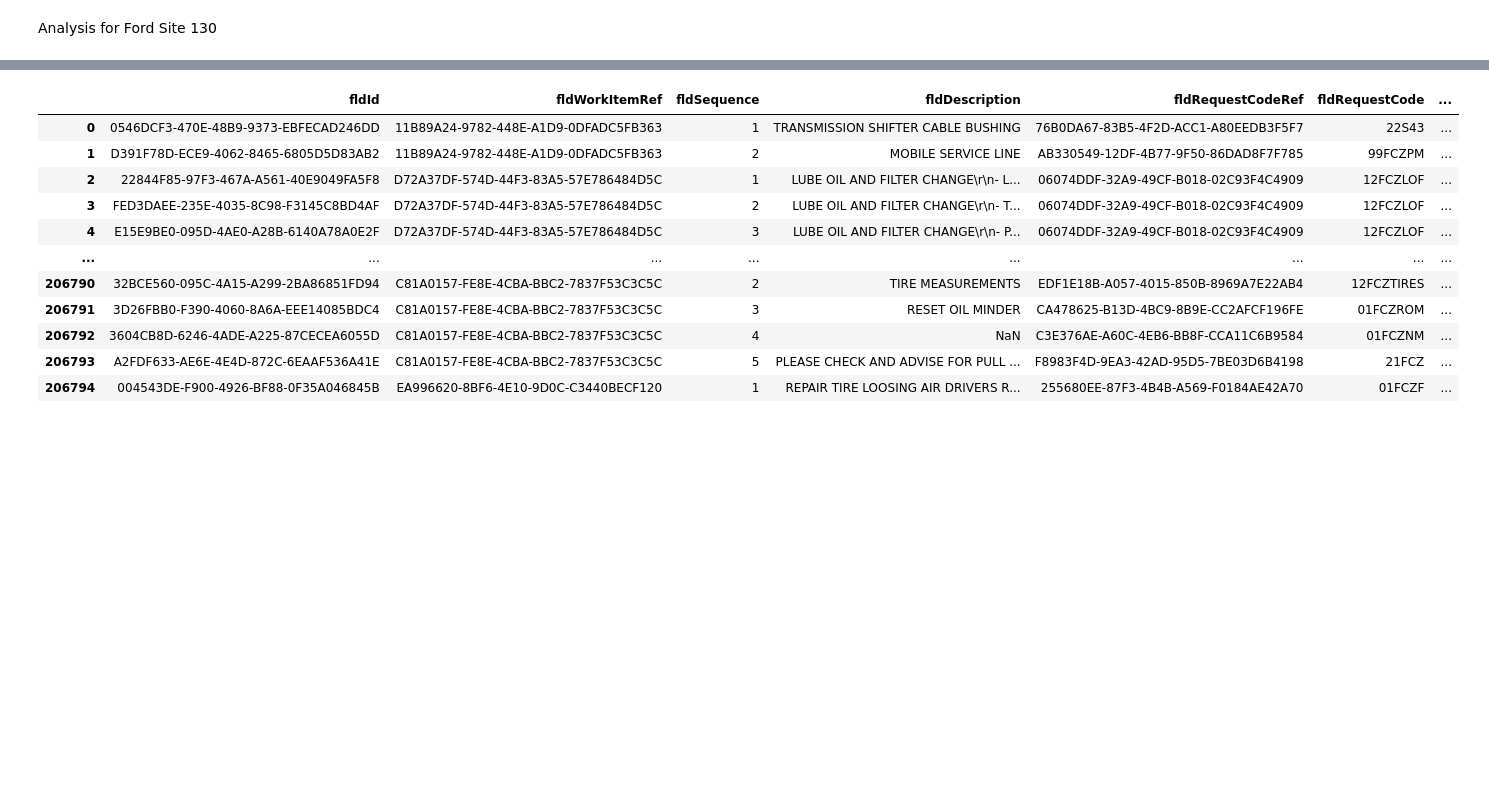
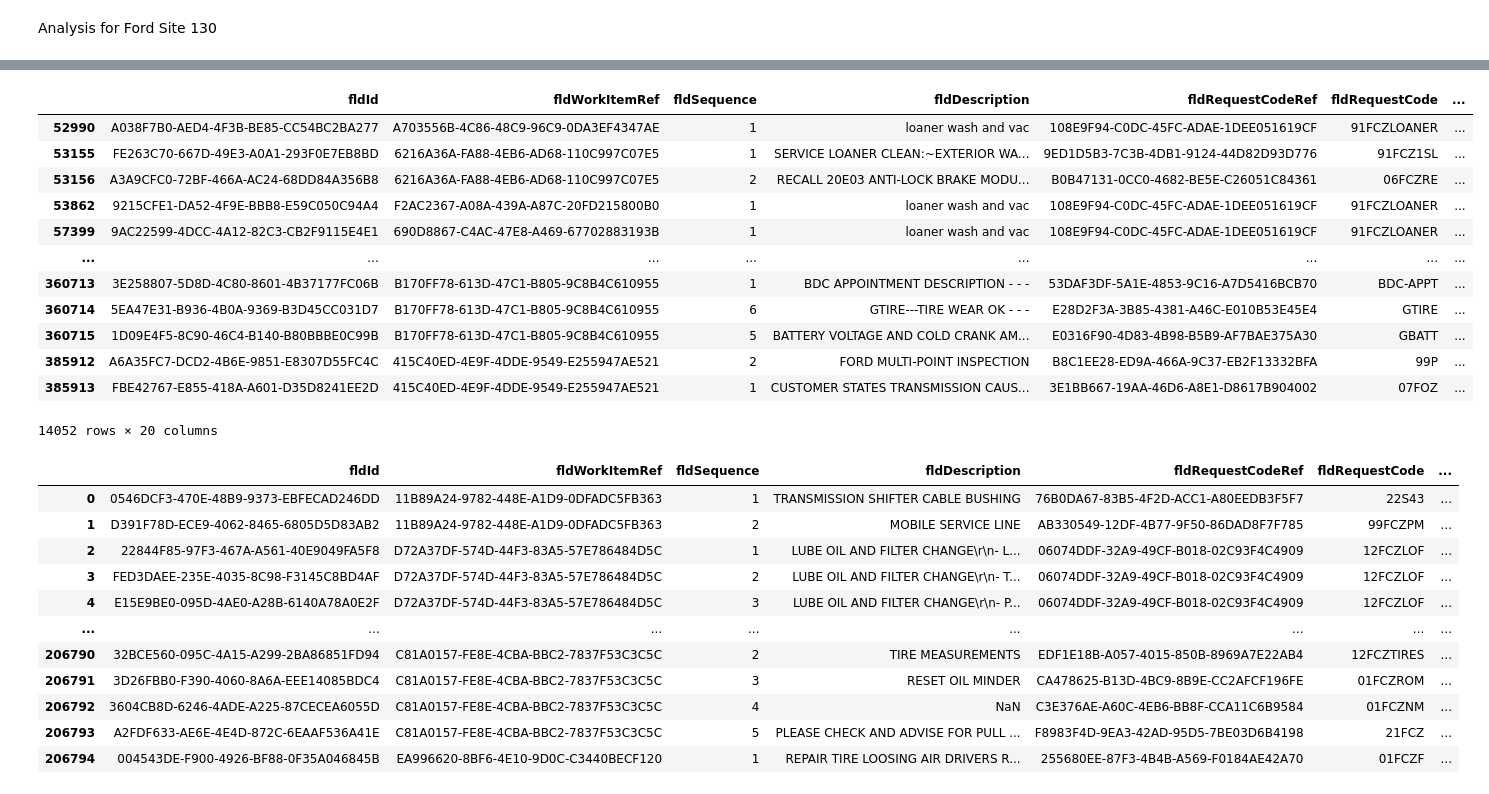
Before and after one commit to MeliPax/SPG, a Jupyter notebook: research/maximus_part_recomendation.ipynb, the cells around one changed output, grey strips where cells are left out. Saved outputs shown, nothing was run; the diff lists cells and outputs as text; code cells hidden in the pictures; blank space fills up the shorter version.

```diff
--- a/research/maximus_part_recomendation.ipynb
+++ b/research/maximus_part_recomendation.ipynb
@@ -2245,26 +2250,9 @@ def data_loading_from_local(base_path, server_name):
     Labor_df = pd.read_csv(Labor_file_name)
     Parts_df = pd.read_csv(Parts_file_name)
 
-    list_of_VINs_missing_Trim = check_missing_trim_data(Req_df)
+    request_tbl_filled_missing_trim_df = fill_in_missing_trim(Req_df, True)
 
-    list_of_VINs_missing_Trim = [x for x in list_of_VINs_missing_Trim if str(x) != "nan"]
-    # print(list_of_VINs_missing_Trim)
-    if len(list_of_VINs_missing_Trim)<1:
-        return RO_df, Req_df, Labor_df, Parts_df
-
-
-    # Query to get Vehicle Trim details
-    Searched_Veh_VIN_and_trim_df = get_Veh_Trim(list_of_VINs_missing_Trim)
-
-     # Fill Request tbl with queried trim details
-    # cols_to_check_list
-    # display(Searched_Veh_VIN_and_trim_df)
-    Req_tbl_with_filled_trim = fill_req_tb_missing_trim_data(Req_df, Searched_Veh_VIN_and_trim_df)
-
-    # Save searched details into the local DF
-    save_veh_trim_to_local_db(Searched_Veh_VIN_and_trim_df)
-
-    return RO_df, Req_tbl_with_filled_trim, Labor_df, Parts_df
+    return RO_df, request_tbl_filled_missing_trim_df, Labor_df, Parts_df
 # %%
 def refactor_description_column(df, description_col="fldPartDesc"):
 
@@ -2583,4 +2563,18 @@ request_tbl_130.isnull().sum()
 combined_df = pd.concat([request_tbl_114, request_tbl_129, request_tbl_130, request_tbl_168, request_tbl_172], ignore_index= True)
 # %%
-# list(map(lambda x: x["VehTrim"].value_counts(), combined_df))
+combined_df[combined_df["VehTrim"].str.contains('unknown', case=False, na=False)]
+# %% [output]
+|  | fldId | fldWorkItemRef | fldSequence | fldDescription | fldRequestCodeRef | fldRequestCode | ... |
+| 52990 | A038F7B0-AED4-4F3B-BE85-CC54BC2BA277 | A703556B-4C86-48C9-96C9-0DA3EF4347AE | 1 | loaner wash and vac | 108E9F94-C0DC-45FC-ADAE-1DEE051619CF | 91FCZLOANER | ... |
+| 53155 | FE263C70-667D-49E3-A0A1-293F0E7EB8BD | 6216A36A-FA88-4EB6-AD68-110C997C07E5 | 1 | SERVICE LOANER CLEAN:~EXTERIOR WA... | 9ED1D5B3-7C3B-4DB1-9124-44D82D93D776 | 91FCZ1SL | ... |
+| 53156 | A3A9CFC0-72BF-466A-AC24-68DD84A356B8 | 6216A36A-FA88-4EB6-AD68-110C997C07E5 | 2 | RECALL 20E03 ANTI-LOCK BRAKE MODU... | B0B47131-0CC0-4682-BE5E-C26051C84361 | 06FCZRE | ... |
+| 53862 | 9215CFE1-DA52-4F9E-BBB8-E59C050C94A4 | F2AC2367-A08A-439A-A87C-20FD215800B0 | 1 | loaner wash and vac | 108E9F94-C0DC-45FC-ADAE-1DEE051619CF | 91FCZLOANER | ... |
+| 57399 | 9AC22599-4DCC-4A12-82C3-CB2F9115E4E1 | 690D8867-C4AC-47E8-A469-67702883193B | 1 | loaner wash and vac | 108E9F94-C0DC-45FC-ADAE-1DEE051619CF | 91FCZLOANER | ... |
+| ... | ... | ... | ... | ... | ... | ... | ... |
+| 360713 | 3E258807-5D8D-4C80-8601-4B37177FC06B | B170FF78-613D-47C1-B805-9C8B4C610955 | 1 | BDC APPOINTMENT DESCRIPTION - - - | 53DAF3DF-5A1E-4853-9C16-A7D5416BCB70 | BDC-APPT | ... |
+| 360714 | 5EA47E31-B936-4B0A-9369-B3D45CC031D7 | B170FF78-613D-47C1-B805-9C8B4C610955 | 6 | GTIRE---TIRE WEAR OK - - - | E28D2F3A-3B85-4381-A46C-E010B53E45E4 | GTIRE | ... |
+| 360715 | 1D09E4F5-8C90-46C4-B140-B80BBBE0C99B | B170FF78-613D-47C1-B805-9C8B4C610955 | 5 | BATTERY VOLTAGE AND COLD CRANK AM... | E0316F90-4D83-4B98-B5B9-AF7BAE375A30 | GBATT | ... |
+| 385912 | A6A35FC7-DCD2-4B6E-9851-E8307D55FC4C | 415C40ED-4E9F-4DDE-9549-E255947AE521 | 2 | FORD MULTI-POINT INSPECTION | B8C1EE28-ED9A-466A-9C37-EB2F13332BFA | 99P | ... |
+| 385913 | FBE42767-E855-418A-A601-D35D8241EE2D | 415C40ED-4E9F-4DDE-9549-E255947AE521 | 1 | CUSTOMER STATES TRANSMISSION CAUS... | 3E1BB667-19AA-46D6-A8E1-D8617B904002 | 07FOZ | ... |
+14052 rows × 20 columns
 # %%
```
Also changed, not shown: parts of 7 cells of this notebook, 3 other files.
